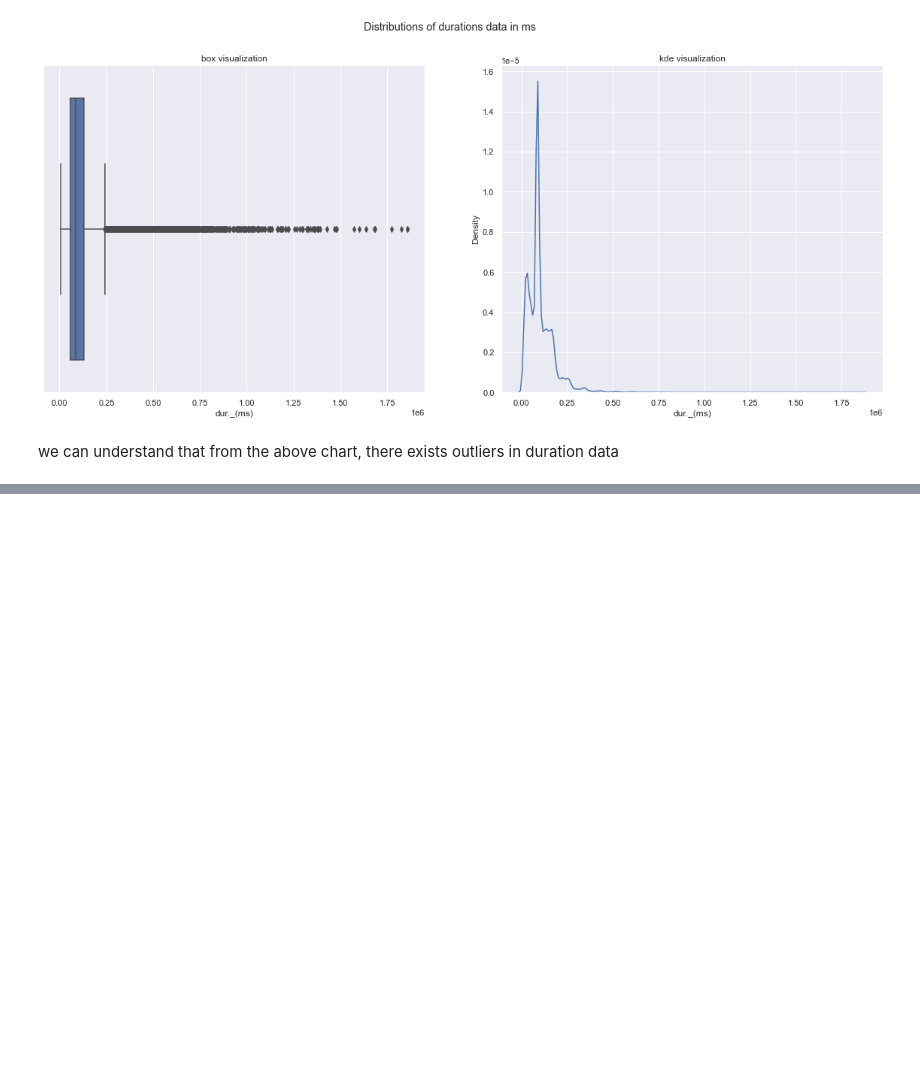
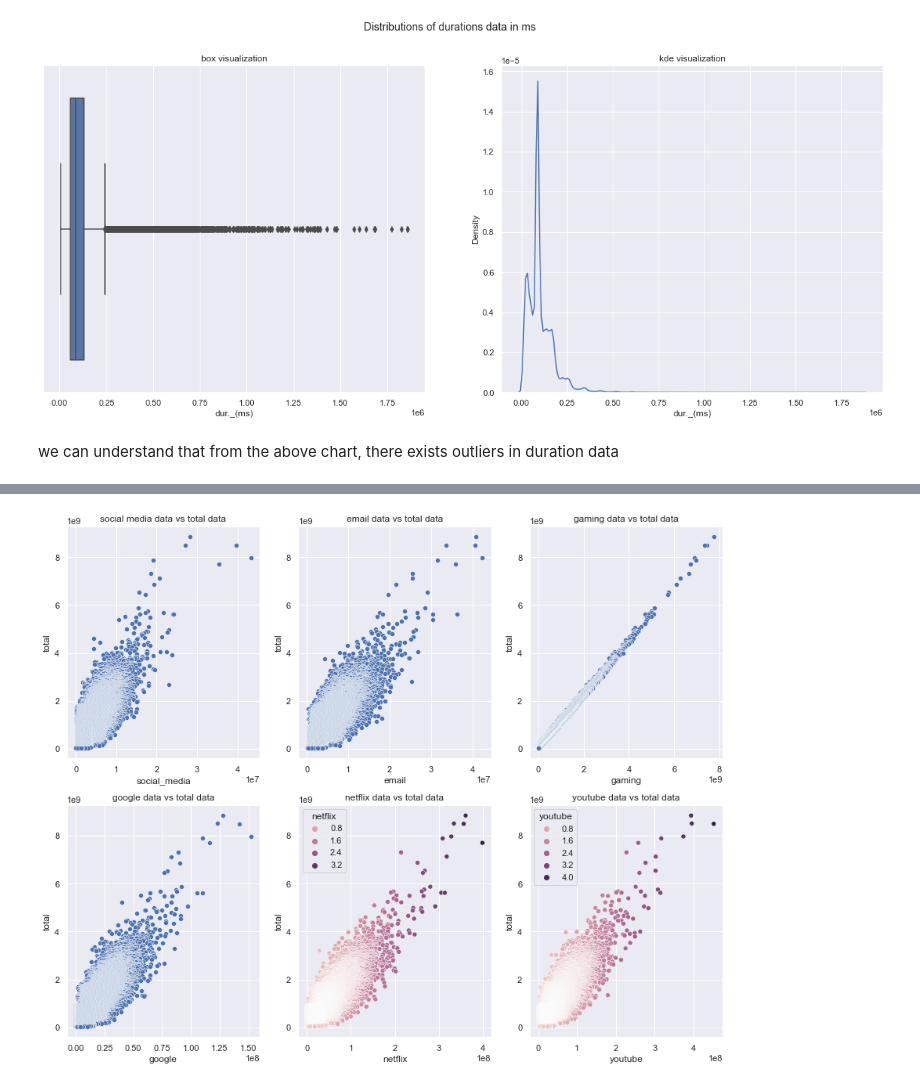
Before and after one commit to Nathnael12/Telecom_data_analysis, a Jupyter notebook: notebooks/data_exploration.ipynb, the cells around one changed output, grey strips where cells are left out. Saved outputs shown, nothing was run; the diff lists cells and outputs as text; code cells hidden in the pictures; blank space fills up the shorter version.

Commit message:
graphical univariate analysis

```diff
--- a/notebooks/data_exploration.ipynb
+++ b/notebooks/data_exploration.ipynb
@@ -507,0 +528,23 @@ we can understand that from the above chart, there exists outliers in duration d
+# %%
+plt.figure(figsize=(15,12))
+plt.subplot(2,3,1,title="social media data vs total data")
+sns.scatterplot(data=total_data_volume,x="social_media",y="total",hue=None,style=None)
+
+plt.subplot(2,3,2,title="email data vs total data")
+sns.scatterplot(data=total_data_volume,x="email",y="total",hue=None,style=None)
+
+plt.subplot(2,3,3,title="gaming data vs total data")
+sns.scatterplot(data=total_data_volume,x="gaming",y="total",hue=None,style=None)
+
+plt.subplot(2,3,4,title="google data vs total data")
+sns.scatterplot(data=total_data_volume,x="google",y="total",hue=None)
+
+plt.subplot(2,3,5,title="netflix data vs total data")
+sns.scatterplot(data=total_data_volume,x="netflix",y="total",hue="netflix")
+
+plt.subplot(2,3,6,title="youtube data vs total data")
+sns.scatterplot(data=total_data_volume,x="youtube",y="total",hue="youtube")
+
+plt.show()
+# %% [output]
+[figure, added]
```
Also changed, not shown: parts of 2 cells of this notebook.
